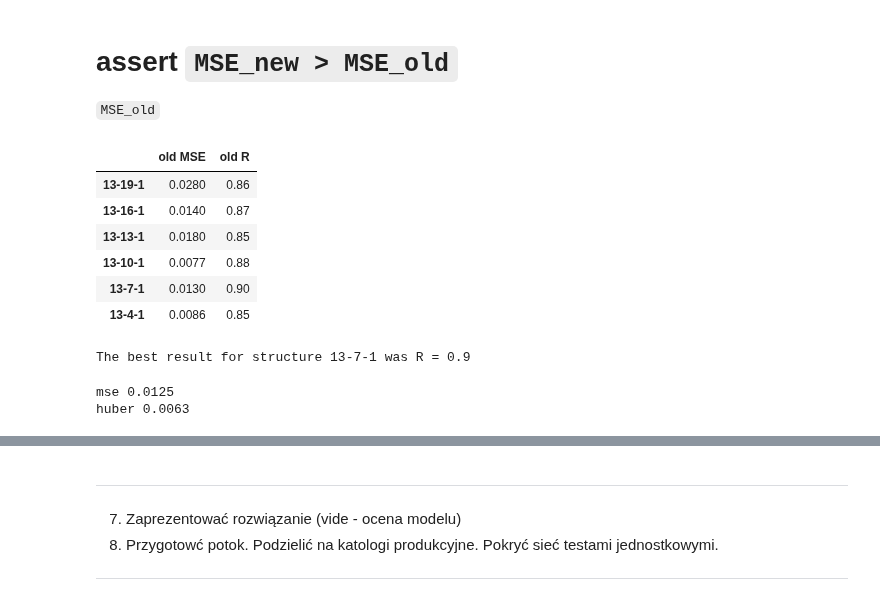
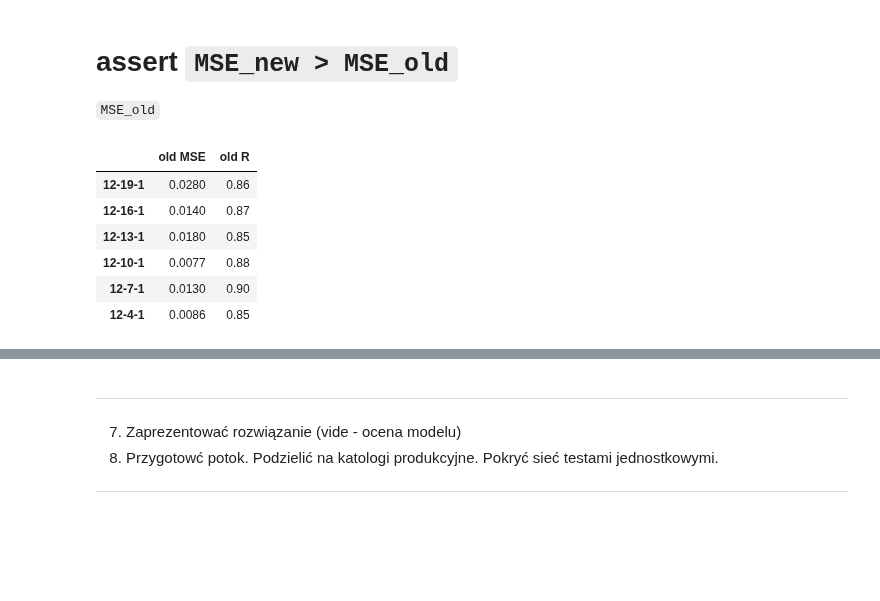
Before and after one commit to d-jus/tf_pipeline, a Jupyter notebook: SSN CRF - p & CRF - m.ipynb, the cells around one changed output, grey strips where cells are left out. Drawn from its saved outputs; the diff is of its cells as text; code cells hidden in the pictures; blank space fills up the shorter version.

```diff
--- a/SSN CRF - p & CRF - m.ipynb
+++ b/SSN CRF - p & CRF - m.ipynb
@@ -856,23 +878,19 @@ WARNING:tensorflow:Value in checkpoint could not be found in the restored object
 # %%
 #old MSE for validation data only
 old_output = pd.DataFrame(
     {'old MSE' :[0.028,0.014,0.018,0.0077,0.013,0.0086],
     'old R': [0.86,0.87,0.85,0.88,0.90,0.85]},
-    index=["13-19-1", '13-16-1','13-13-1','13-10-1','13-7-1','13-4-1']
+    index=["12-19-1", '12-16-1','12-13-1','12-10-1','12-7-1','12-4-1']
 )
 old_output
 # %% [output]
 |  | old MSE | old R |
-| 13-19-1 | 0.0280 | 0.86 |
-| 13-16-1 | 0.0140 | 0.87 |
-| 13-13-1 | 0.0180 | 0.85 |
-| 13-10-1 | 0.0077 | 0.88 |
-| 13-7-1 | 0.0130 | 0.90 |
-| 13-4-1 | 0.0086 | 0.85 |
+| 12-19-1 | 0.0280 | 0.86 |
+| 12-16-1 | 0.0140 | 0.87 |
+| 12-13-1 | 0.0180 | 0.85 |
+| 12-10-1 | 0.0077 | 0.88 |
+| 12-7-1 | 0.0130 | 0.90 |
+| 12-4-1 | 0.0086 | 0.85 |
-# %%
-print("The best result for structure {} was R = {}".format(old_output.index[old_output['old R'].argmax()], old_output['old R'].max()))
-# %% [output]
-The best result for structure 13-7-1 was R = 0.9
 # %%
 target_ = data.CRFp.tolist() # data from from field research
 # %%
@@ -897,8 +915,3 @@ def tf_eval(target_, output:list):
     h = tf.keras.losses.Huber()
     print(f'mse {mse(target_,output).numpy():.3}')
     print(f'huber {h(target_,output).numpy():.2}')
-
-tf_eval(target_, output_old)
-# %% [output]
-mse 0.0125
-huber 0.0063
```
Also changed, not shown: parts of 17 cells of this notebook.
